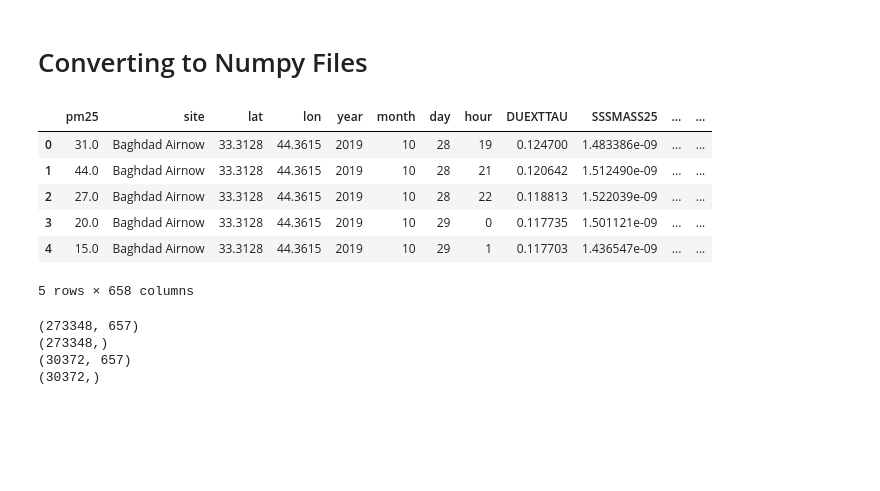
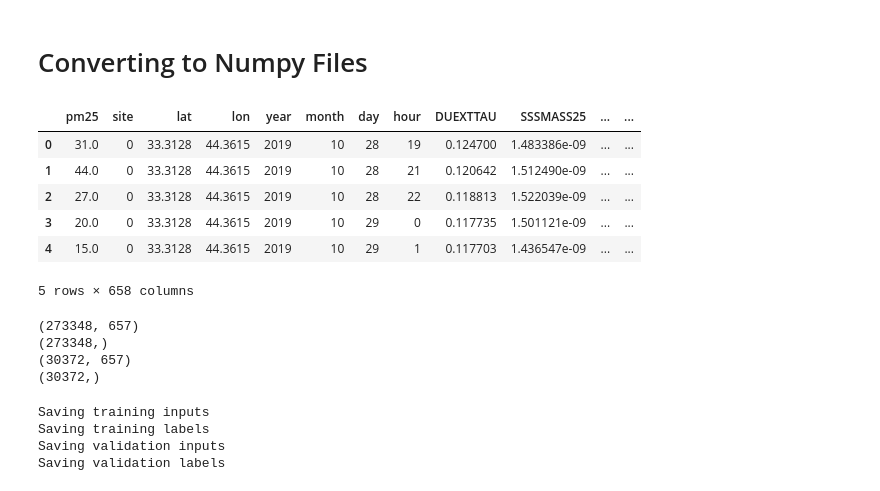
Before and after one commit to BullDF/satellite_image_downscaling, a Jupyter notebook: code/time_series/data_preprocessing.ipynb, the cells around one changed output. Saved outputs shown, nothing was run; the diff lists cells and outputs as text; code cells hidden in the pictures; blank space fills up the shorter version.

```diff
--- a/code/time_series/data_preprocessing.ipynb
+++ b/code/time_series/data_preprocessing.ipynb
@@ -168,14 +168,15 @@ merged_df.to_csv(time_series_dir + 'merra2_openaq.csv', index=False)
 # %%
 df = pd.read_csv(time_series_dir + 'merra2_openaq.csv')
 df = df.dropna(axis=0).reset_index(drop=True)
+df['site'] = pd.Categorical(df['site']).codes
 df.head()
 # %% [output]
 |  | pm25 | site | lat | lon | year | month | day | hour | DUEXTTAU | SSSMASS25 | ... | ... |
-| 0 | 31.0 | Baghdad Airnow | 33.3128 | 44.3615 | 2019 | 10 | 28 | 19 | 0.124700 | 1.483386e-09 | ... | ... |
-| 1 | 44.0 | Baghdad Airnow | 33.3128 | 44.3615 | 2019 | 10 | 28 | 21 | 0.120642 | 1.512490e-09 | ... | ... |
-| 2 | 27.0 | Baghdad Airnow | 33.3128 | 44.3615 | 2019 | 10 | 28 | 22 | 0.118813 | 1.522039e-09 | ... | ... |
-| 3 | 20.0 | Baghdad Airnow | 33.3128 | 44.3615 | 2019 | 10 | 29 | 0 | 0.117735 | 1.501121e-09 | ... | ... |
-| 4 | 15.0 | Baghdad Airnow | 33.3128 | 44.3615 | 2019 | 10 | 29 | 1 | 0.117703 | 1.436547e-09 | ... | ... |
+| 0 | 31.0 | 0 | 33.3128 | 44.3615 | 2019 | 10 | 28 | 19 | 0.124700 | 1.483386e-09 | ... | ... |
+| 1 | 44.0 | 0 | 33.3128 | 44.3615 | 2019 | 10 | 28 | 21 | 0.120642 | 1.512490e-09 | ... | ... |
+| 2 | 27.0 | 0 | 33.3128 | 44.3615 | 2019 | 10 | 28 | 22 | 0.118813 | 1.522039e-09 | ... | ... |
+| 3 | 20.0 | 0 | 33.3128 | 44.3615 | 2019 | 10 | 29 | 0 | 0.117735 | 1.501121e-09 | ... | ... |
+| 4 | 15.0 | 0 | 33.3128 | 44.3615 | 2019 | 10 | 29 | 1 | 0.117703 | 1.436547e-09 | ... | ... |
 5 rows × 658 columns
 # %%
 train, val = train_test_split(df, test_size=0.1, random_state=497)
@@ -194,7 +195,16 @@ print(val_labels.shape)
 (30372, 657)
 (30372,)
 # %%
+print('Saving training inputs')
 np.save(time_series_dir + 'train_inputs.npy', train_inputs.to_numpy())
+print('Saving training labels')
 np.save(time_series_dir + 'train_labels.npy', train_labels.to_numpy())
+print('Saving validation inputs')
 np.save(time_series_dir + 'val_inputs.npy', val_inputs.to_numpy())
+print('Saving validation labels')
 np.save(time_series_dir + 'val_labels.npy', val_labels.to_numpy())
+# %% [output]
+Saving training inputs
+Saving training labels
+Saving validation inputs
+Saving validation labels
```
Also changed, not shown: parts of 5 cells of this notebook.
